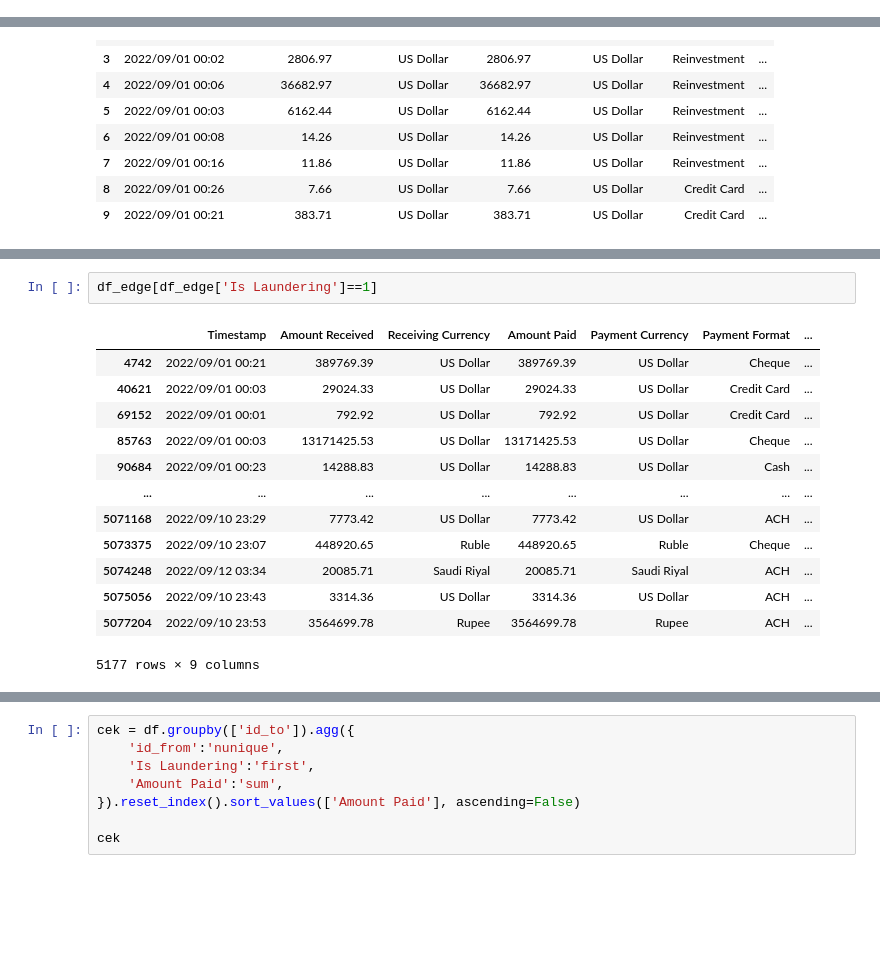
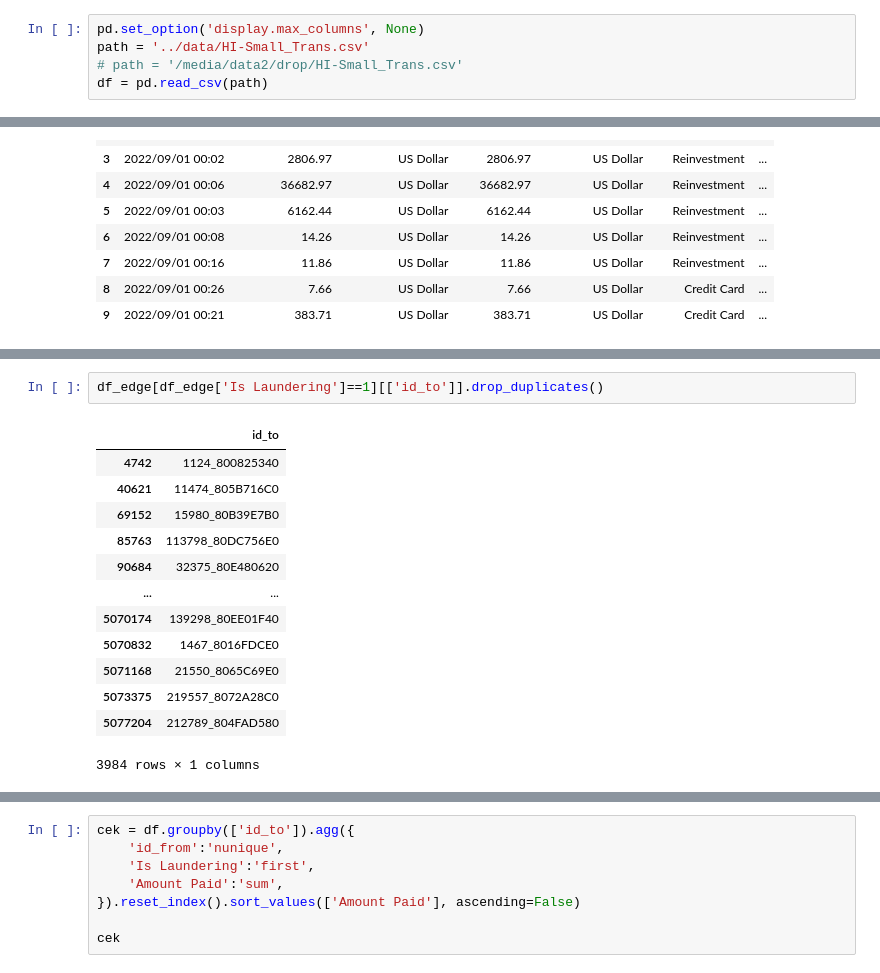
Before and after one commit to kikiraihan/bi_network_science, a Jupyter notebook: notebook/aml_network_science.ipynb, the cells around one changed output, grey strips where cells are left out. Drawn from its saved outputs; the diff is of its cells as text; blank space fills up the shorter version.

```diff
--- a/notebook/aml_network_science.ipynb
+++ b/notebook/aml_network_science.ipynb
@@ -24,3 +24,8 @@ df = pd.read_csv(path)
+# %%
+pd.set_option('display.max_columns', None)
+path = '../data/HI-Small_Trans.csv'
+# path = '/media/data2/drop/HI-Small_Trans.csv'
+df = pd.read_csv(path)
 # %%
 df.head(10)
 # %% [output]
@@ -103,16 +126,16 @@ df_edge.head(10)
 # %%
-df_edge[df_edge['Is Laundering']==1]
+df_edge[df_edge['Is Laundering']==1][['id_to']].drop_duplicates()
 # %% [output]
-|  | Timestamp | Amount Received | Receiving Currency | Amount Paid | Payment Currency | Payment Format | ... |
-| 4742 | 2022/09/01 00:21 | 389769.39 | US Dollar | 389769.39 | US Dollar | Cheque | ... |
-| 40621 | 2022/09/01 00:03 | 29024.33 | US Dollar | 29024.33 | US Dollar | Credit Card | ... |
-| 69152 | 2022/09/01 00:01 | 792.92 | US Dollar | 792.92 | US Dollar | Credit Card | ... |
-| 85763 | 2022/09/01 00:03 | 13171425.53 | US Dollar | 13171425.53 | US Dollar | Cheque | ... |
-| 90684 | 2022/09/01 00:23 | 14288.83 | US Dollar | 14288.83 | US Dollar | Cash | ... |
-| ... | ... | ... | ... | ... | ... | ... | ... |
-| 5071168 | 2022/09/10 23:29 | 7773.42 | US Dollar | 7773.42 | US Dollar | ACH | ... |
-| 5073375 | 2022/09/10 23:07 | 448920.65 | Ruble | 448920.65 | Ruble | Cheque | ... |
-| 5074248 | 2022/09/12 03:34 | 20085.71 | Saudi Riyal | 20085.71 | Saudi Riyal | ACH | ... |
-| 5075056 | 2022/09/10 23:43 | 3314.36 | US Dollar | 3314.36 | US Dollar | ACH | ... |
-| 5077204 | 2022/09/10 23:53 | 3564699.78 | Rupee | 3564699.78 | Rupee | ACH | ... |
+|  | id_to |
+| 4742 | 1124_800825340 |
+| 40621 | 11474_805B716C0 |
+| 69152 | 15980_80B39E7B0 |
+| 85763 | 113798_80DC756E0 |
+| 90684 | 32375_80E480620 |
+| ... | ... |
+| 5070174 | 139298_80EE01F40 |
+| 5070832 | 1467_8016FDCE0 |
+| 5071168 | 21550_8065C69E0 |
+| 5073375 | 219557_8072A28C0 |
+| 5077204 | 212789_804FAD580 |
-5177 rows × 9 columns
+3984 rows × 1 columns
```
Also changed, not shown: parts of 34 cells of this notebook, 24 other files.
